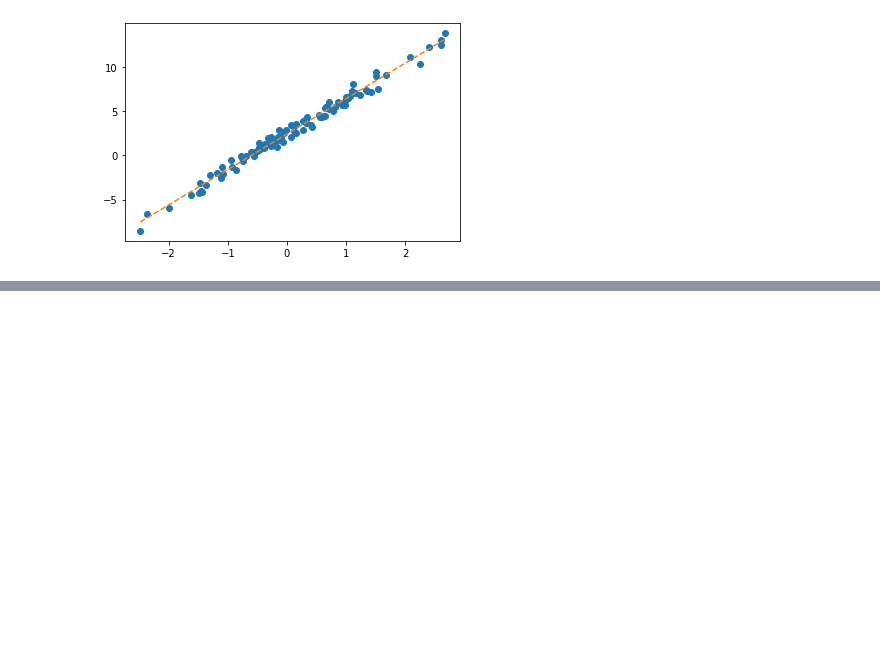
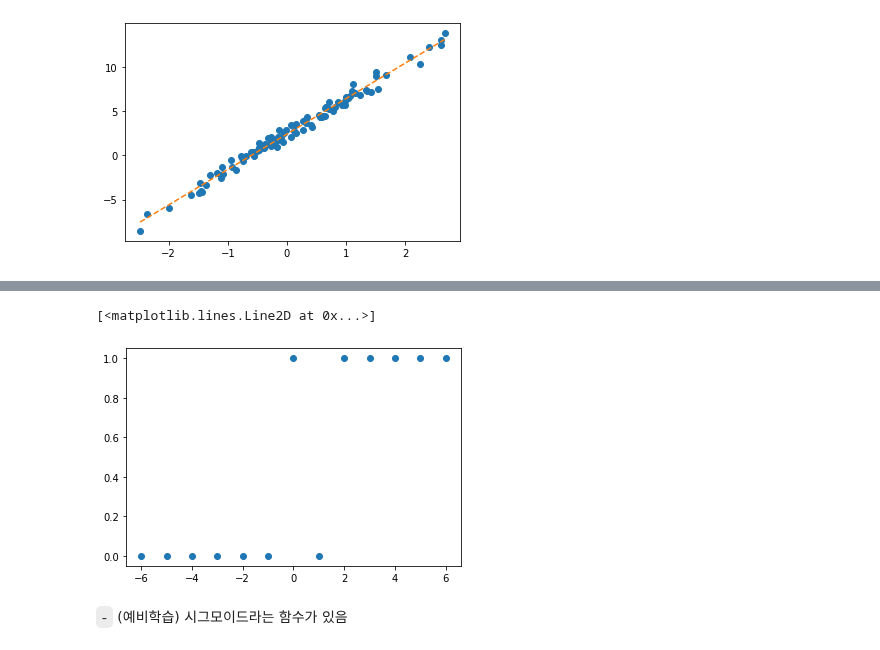
Before and after one commit to guebin/DL2022_backup, a Jupyter notebook: _notebooks/draft.ipynb, the cells around one changed output, grey strips where cells are left out. Drawn from its saved outputs; the diff is of its cells as text; code cells hidden in the pictures; blank space fills up the shorter version.

```diff
--- a/_notebooks/draft.ipynb
+++ b/_notebooks/draft.ipynb
@@ -730,0 +740,3 @@ plt.plot(x,(w*x+b).data,'--')
+# %%
+_df = pd.DataFrame({'x':range(-6,7),'y':[0,0,0,0,0,0,1,0,1,1,1,1,1]})
+_df
@@ -730,0 +758,7 @@ plt.plot(x,(w*x+b).data,'--')
+# %%
+plt.plot(_df.x,_df.y,'o')
+# %% [output]
+[<matplotlib.lines.Line2D at 0x...>]
+[figure, added]
+# %% [markdown]
+`-` (예비학습) 시그모이드라는 함수가 있음
```
Also changed, not shown: parts of 40 cells of this notebook.
